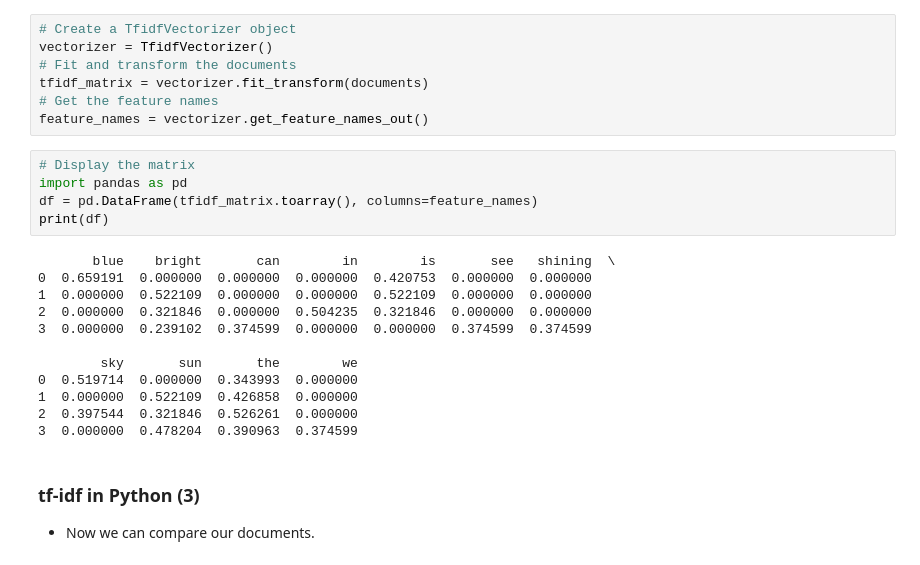
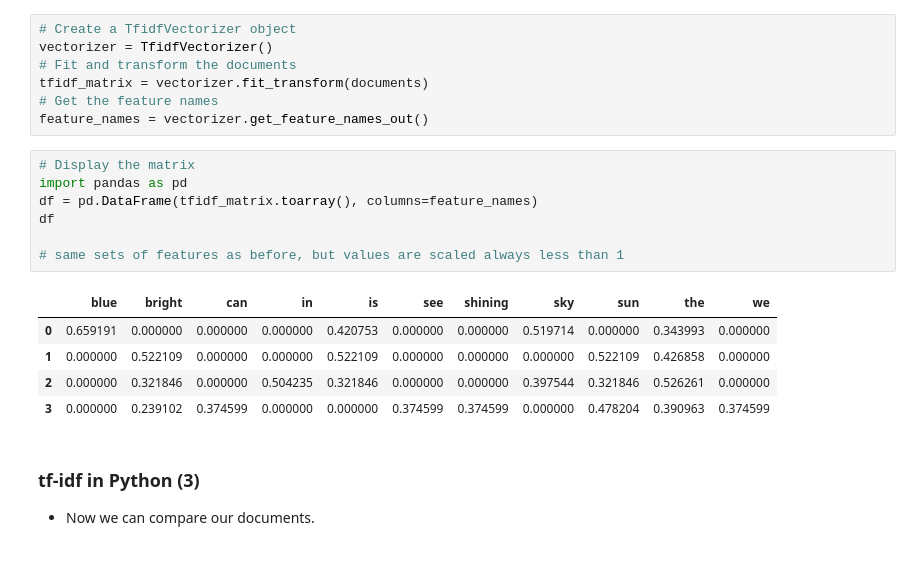
Before and after one commit to holliwood8/css100_lectures, a Jupyter notebook: 07-text-modeling.ipynb, the cells around one changed output. Cells and saved outputs as stored; diff of their text form.

```diff
--- a/07-text-modeling.ipynb
+++ b/07-text-modeling.ipynb
@@ -277,20 +293,16 @@ feature_names = vectorizer.get_feature_names_out()
 # %%
 # Display the matrix
 import pandas as pd
 df = pd.DataFrame(tfidf_matrix.toarray(), columns=feature_names)
-print(df)
+df
+
+# same sets of features as before, but values are scaled always less than 1
 # %% [output]
-       blue    bright       can        in        is       see   shining  \
-0  0.659191  0.000000  0.000000  0.000000  0.420753  0.000000  0.000000
-1  0.000000  0.522109  0.000000  0.000000  0.522109  0.000000  0.000000
-2  0.000000  0.321846  0.000000  0.504235  0.321846  0.000000  0.000000
-3  0.000000  0.239102  0.374599  0.000000  0.000000  0.374599  0.374599
-
-        sky       sun       the        we
-0  0.519714  0.000000  0.343993  0.000000
-1  0.000000  0.522109  0.426858  0.000000
-2  0.397544  0.321846  0.526261  0.000000
-3  0.000000  0.478204  0.390963  0.374599
+|  | blue | bright | can | in | is | see | shining | sky | sun | the | we |
+| 0 | 0.659191 | 0.000000 | 0.000000 | 0.000000 | 0.420753 | 0.000000 | 0.000000 | 0.519714 | 0.000000 | 0.343993 | 0.000000 |
+| 1 | 0.000000 | 0.522109 | 0.000000 | 0.000000 | 0.522109 | 0.000000 | 0.000000 | 0.000000 | 0.522109 | 0.426858 | 0.000000 |
+| 2 | 0.000000 | 0.321846 | 0.000000 | 0.504235 | 0.321846 | 0.000000 | 0.000000 | 0.397544 | 0.321846 | 0.526261 | 0.000000 |
+| 3 | 0.000000 | 0.239102 | 0.374599 | 0.000000 | 0.000000 | 0.374599 | 0.374599 | 0.000000 | 0.478204 | 0.390963 | 0.374599 |
 # %% [markdown]
 ### tf-idf in Python (3)
 
```
Also changed, not shown: parts of 15 cells of this notebook.
